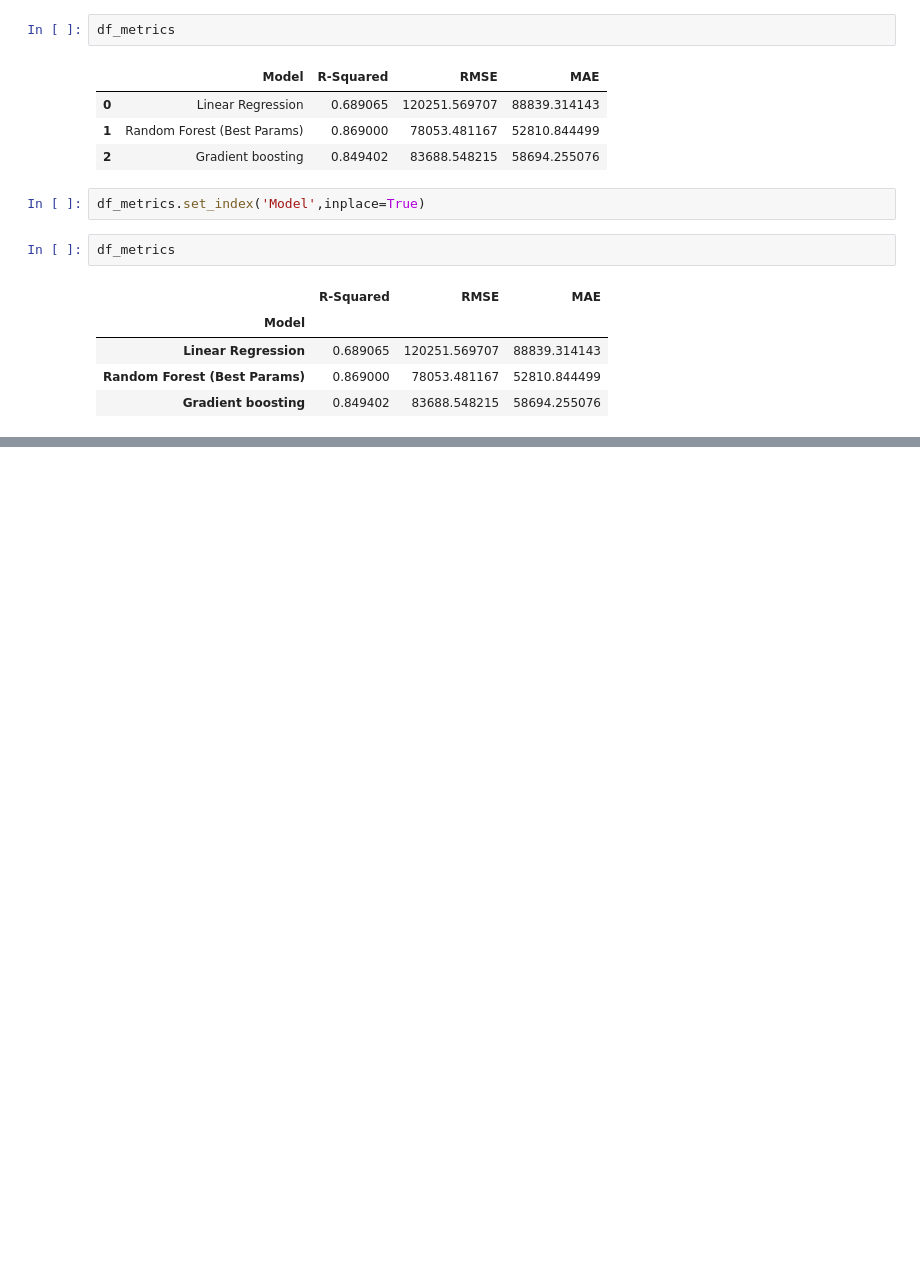
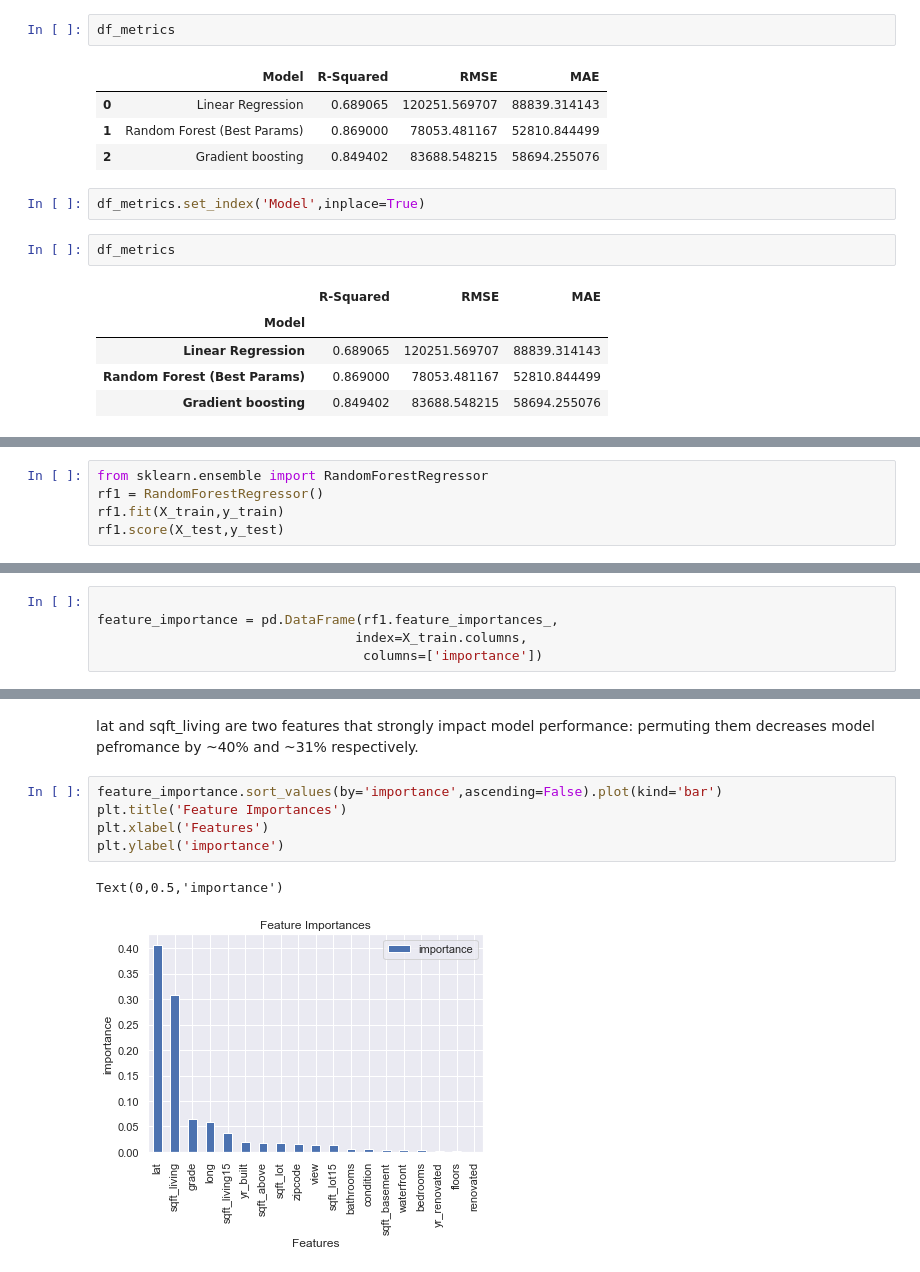
Before and after one commit to mwon3919/Springboard_Captstone1, a Jupyter notebook: Springboard_capstoneproject1.ipynb, the cells around one changed output, grey strips where cells are left out. Drawn from its saved outputs; the diff is of its cells as text; blank space fills up the shorter version.

```diff
--- a/Springboard_capstoneproject1.ipynb
+++ b/Springboard_capstoneproject1.ipynb
@@ -2338,0 +2343,5 @@ df_metrics
+# %%
+from sklearn.ensemble import RandomForestRegressor
+rf1 = RandomForestRegressor()
+rf1.fit(X_train,y_train)
+rf1.score(X_test,y_test)
@@ -2338,0 +2350,5 @@ df_metrics
+# %%
+
+feature_importance = pd.DataFrame(rf1.feature_importances_,
+                                 index=X_train.columns,
+                                  columns=['importance'])
@@ -2338,0 +2375,10 @@ df_metrics
+# %% [markdown]
+lat and sqft_living are two features that strongly impact model performance: permuting them decreases model pefromance by ~40% and ~31% respectively.
+# %%
+feature_importance.sort_values(by='importance',ascending=False).plot(kind='bar')
+plt.title('Feature Importances')
+plt.xlabel('Features')
+plt.ylabel('importance')
+# %% [output]
+Text(0,0.5,'importance')
+[figure, added]
```
Also changed, not shown: parts of 6 cells of this notebook, 2 other files.
